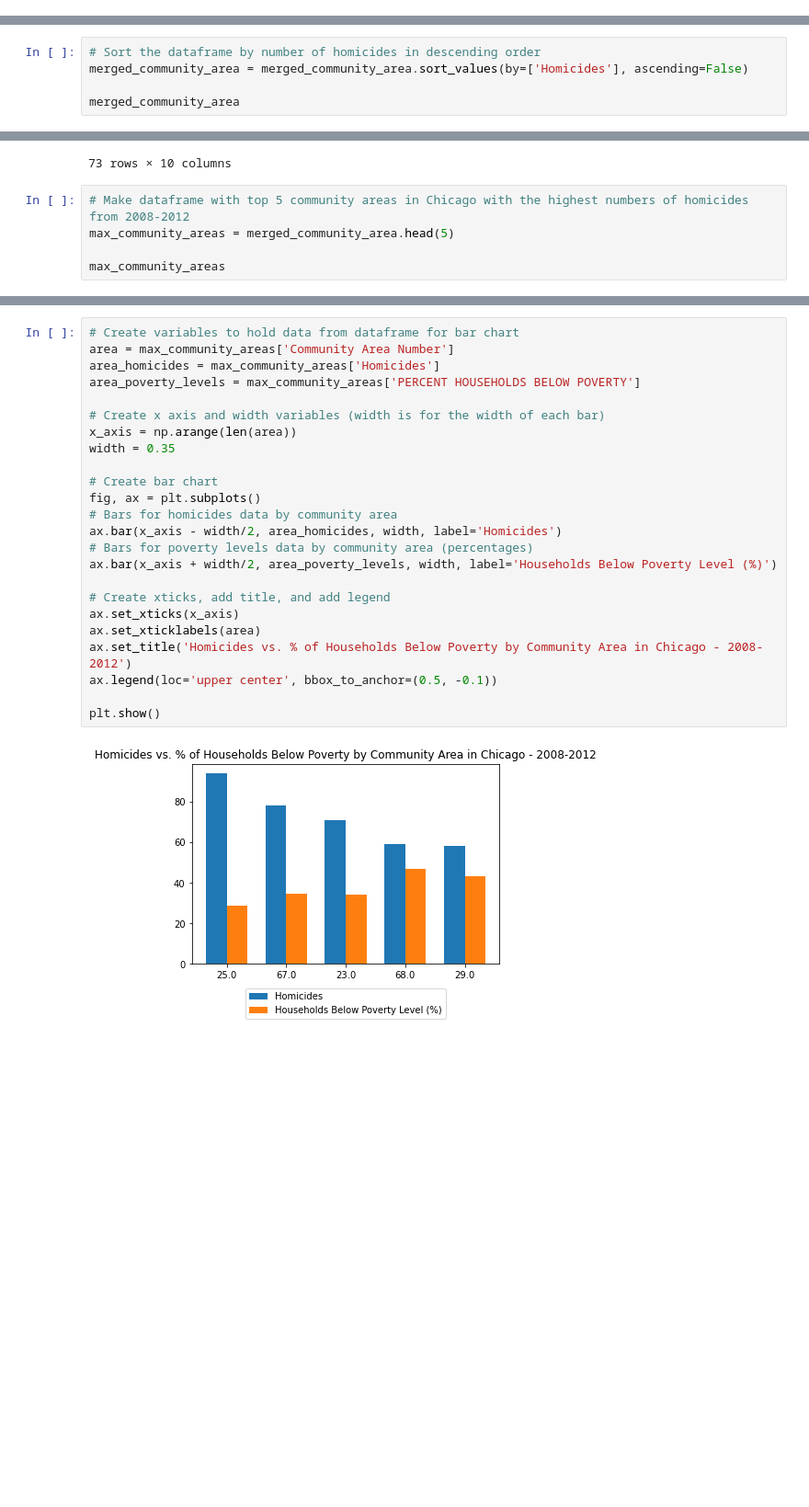
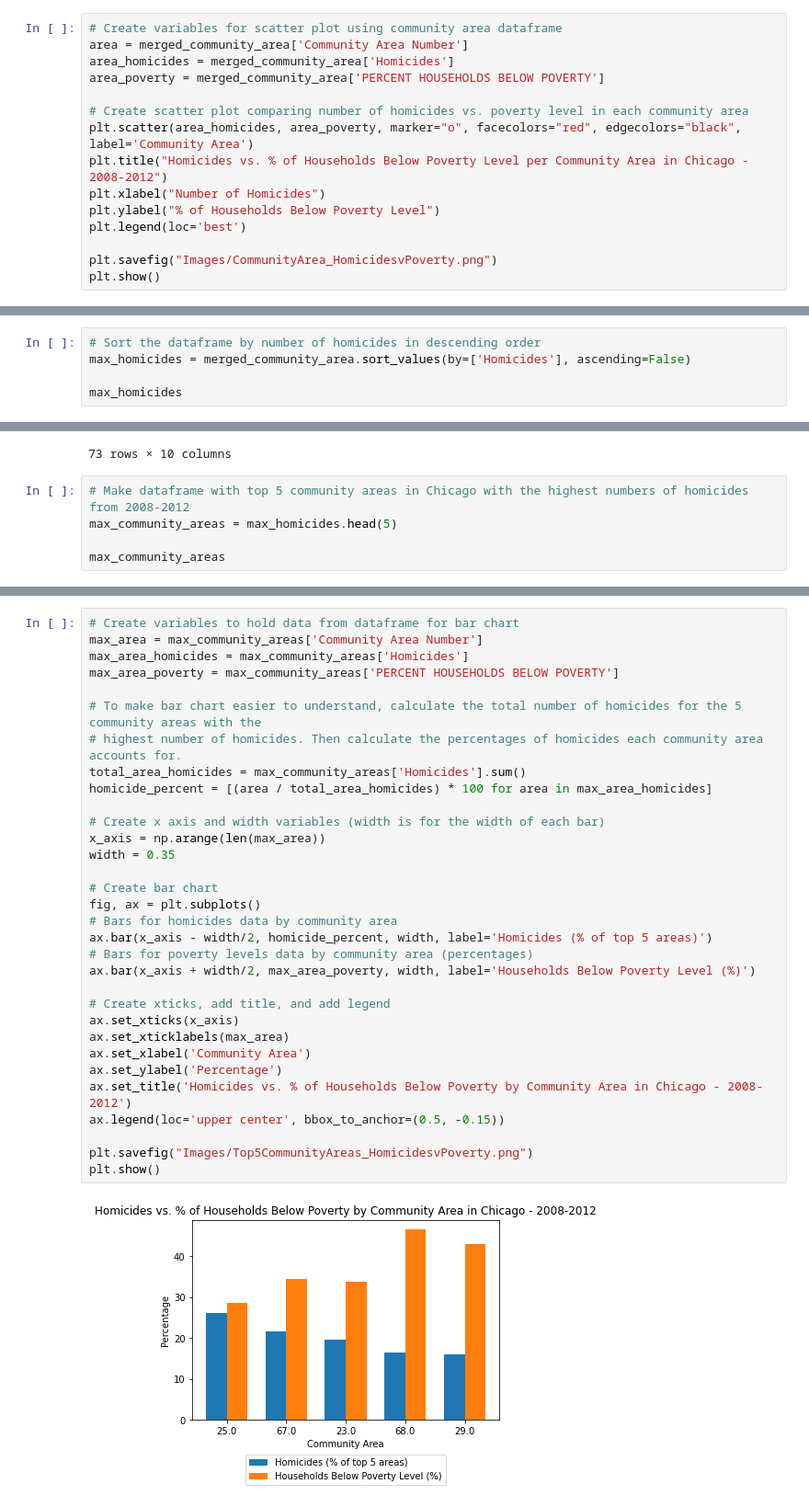
Before and after one commit to mcanad4/butler-groupC-project1, a Jupyter notebook: Analysis_Alivia.ipynb, the cells around one changed output, grey strips where cells are left out. Shown at 92% size. Cells and saved outputs as stored; diff of their text form; blank space fills up the shorter version.

```diff
--- a/Analysis_Alivia.ipynb
+++ b/Analysis_Alivia.ipynb
@@ -182,3 +183,18 @@ merged_community_area
 | 71 | 75.0 | Morgan Park | 0.8 | 13.2 | ... |
 | 72 | 77.0 | Edgewater | 4.1 | 18.2 | ... |
 73 rows × 10 columns
+# %%
+# Create variables for scatter plot using community area dataframe
+area = merged_community_area['Community Area Number']
+area_homicides = merged_community_area['Homicides']
+area_poverty = merged_community_area['PERCENT HOUSEHOLDS BELOW POVERTY']
+
+# Create scatter plot comparing number of homicides vs. poverty level in each community area
+plt.scatter(area_homicides, area_poverty, marker="o", facecolors="red", edgecolors="black", label='Community Area')
+plt.title("Homicides vs. % of Households Below Poverty Level per Community Area in Chicago - 2008-2012")
+plt.xlabel("Number of Homicides")
+plt.ylabel("% of Households Below Poverty Level")
+plt.legend(loc='best')
+
+plt.savefig("Images/CommunityArea_HomicidesvPoverty.png")
+plt.show()
@@ -185,8 +203,8 @@ merged_community_area
 # %%
 # Sort the dataframe by number of homicides in descending order
-merged_community_area = merged_community_area.sort_values(by=['Homicides'], ascending=False)
+max_homicides = merged_community_area.sort_values(by=['Homicides'], ascending=False)
 
-merged_community_area
+max_homicides
 # %% [output]
 |  | Community Area Number | COMMUNITY AREA NAME | PERCENT OF HOUSING CROWDED | PERCENT HOUSEHOLDS BELOW POVERTY | ... |
 | 22 | 25.0 | Austin | 6.3 | 28.6 | ... |
@@ -203,7 +221,7 @@ merged_community_area
 73 rows × 10 columns
 # %%
 # Make dataframe with top 5 community areas in Chicago with the highest numbers of homicides from 2008-2012
-max_community_areas = merged_community_area.head(5)
+max_community_areas = max_homicides.head(5)
 
 max_community_areas
 # %% [output]
@@ -215,27 +233,35 @@ max_community_areas
 | 26 | 29.0 | North Lawndale | 7.4 | 43.1 | ... |
 # %%
 # Create variables to hold data from dataframe for bar chart
-area = max_community_areas['Community Area Number']
-area_homicides = max_community_areas['Homicides']
-area_poverty_levels = max_community_areas['PERCENT HOUSEHOLDS BELOW POVERTY']
+max_area = max_community_areas['Community Area Number']
+max_area_homicides = max_community_areas['Homicides']
+max_area_poverty = max_community_areas['PERCENT HOUSEHOLDS BELOW POVERTY']
+
+# To make bar chart easier to understand, calculate the total number of homicides for the 5 community areas with the
+# highest number of homicides. Then calculate the percentages of homicides each community area accounts for.
+total_area_homicides = max_community_areas['Homicides'].sum()
+homicide_percent = [(area / total_area_homicides) * 100 for area in max_area_homicides]
 
 # Create x axis and width variables (width is for the width of each bar)
-x_axis = np.arange(len(area))
+x_axis = np.arange(len(max_area))
 width = 0.35
 
 # Create bar chart
 fig, ax = plt.subplots()
 # Bars for homicides data by community area
-ax.bar(x_axis - width/2, area_homicides, width, label='Homicides')
+ax.bar(x_axis - width/2, homicide_percent, width, label='Homicides (% of top 5 areas)')
 # Bars for poverty levels data by community area (percentages)
-ax.bar(x_axis + width/2, area_poverty_levels, width, label='Households Below Poverty Level (%)')
+ax.bar(x_axis + width/2, max_area_poverty, width, label='Households Below Poverty Level (%)')
 
 # Create xticks, add title, and add legend
 ax.set_xticks(x_axis)
-ax.set_xticklabels(area)
+ax.set_xticklabels(max_area)
+ax.set_xlabel('Community Area')
+ax.set_ylabel('Percentage')
 ax.set_title('Homicides vs. % of Households Below Poverty by Community Area in Chicago - 2008-2012')
-ax.legend(loc='upper center', bbox_to_anchor=(0.5, -0.1))
+ax.legend(loc='upper center', bbox_to_anchor=(0.5, -0.15))
 
+plt.savefig("Images/Top5CommunityAreas_HomicidesvPoverty.png")
 plt.show()
 # %% [output]
-[figure, old version]
+[figure, new version]
```
Also changed, not shown: parts of 2 cells of this notebook, 3 other files.
